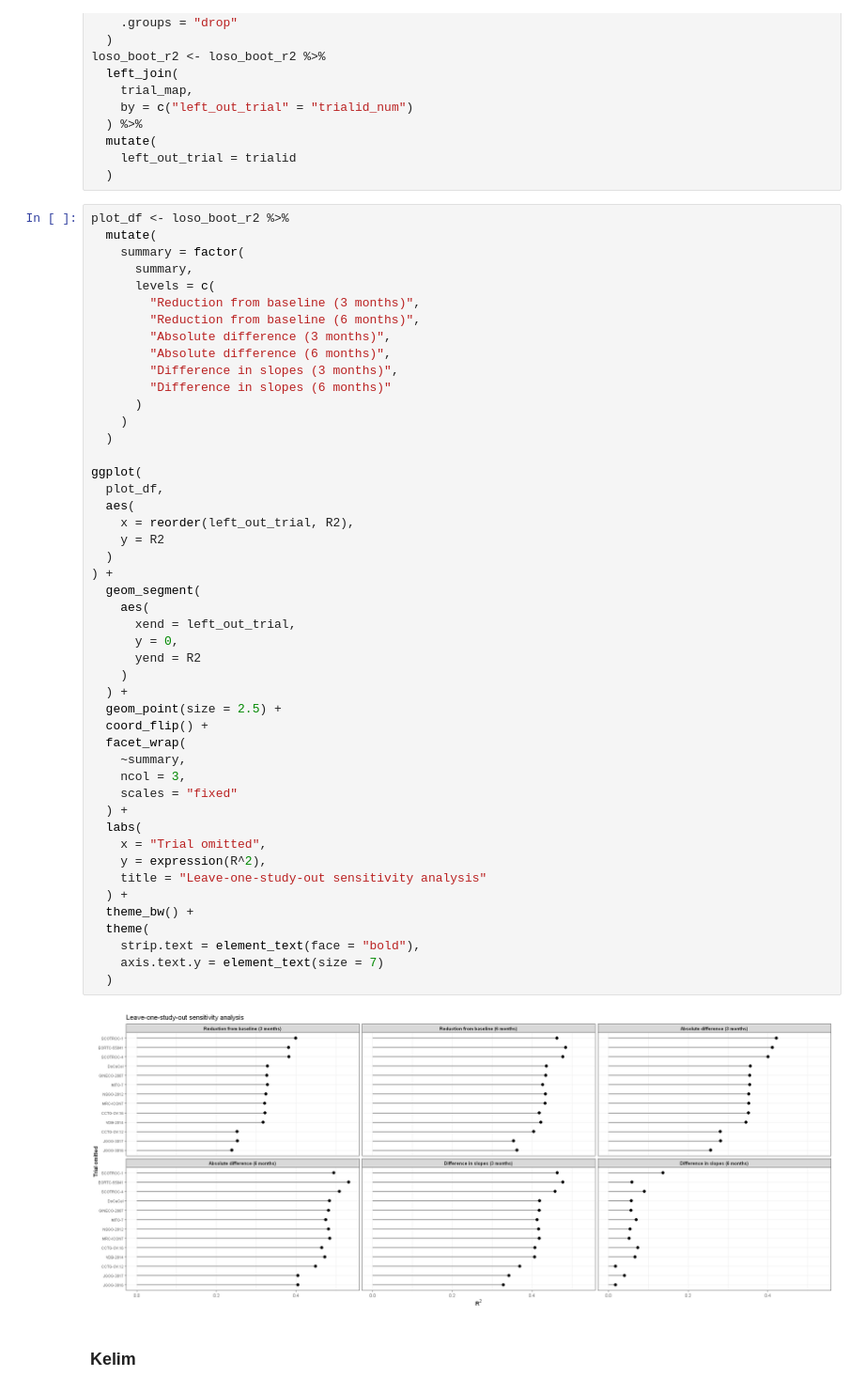
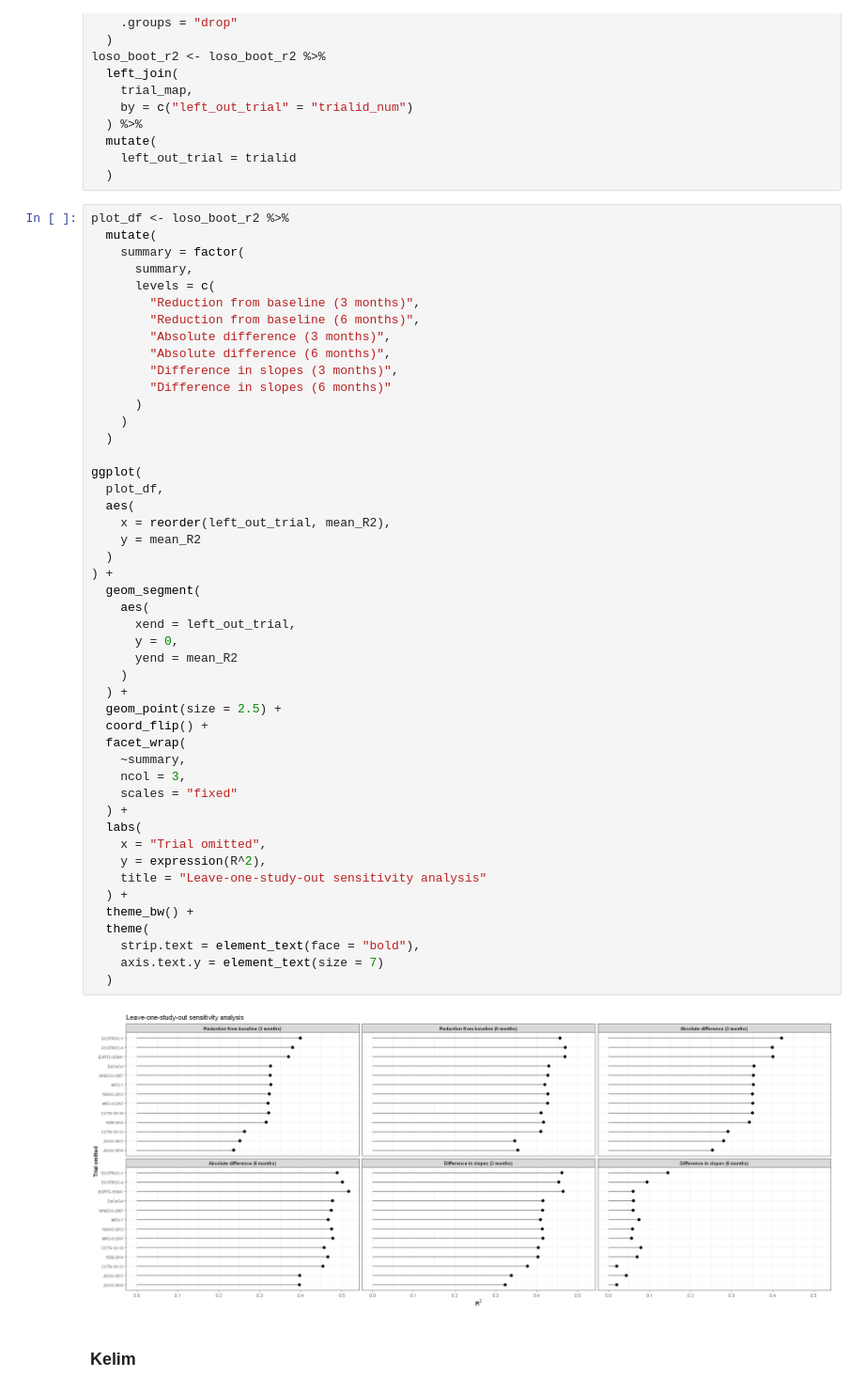
Before and after one commit to Kodro23/Surrogacy_evaluation_CA125, a Jupyter notebook: notebooks/Surrogacy_evaluation_of_CA125.ipynb, the cells around one changed output. Shown at 94% size. Cells and saved outputs as stored; diff of their text form.

```diff
--- a/notebooks/Surrogacy_evaluation_of_CA125.ipynb
+++ b/notebooks/Surrogacy_evaluation_of_CA125.ipynb
@@ -1165,37 +1249,37 @@ plot_df <- loso_boot_r2 %>%
 
 ggplot(
   plot_df,
   aes(
-    x = reorder(left_out_trial, R2),
-    y = R2
+    x = reorder(left_out_trial, mean_R2),
+    y = mean_R2
   )
 ) +
   geom_segment(
     aes(
       xend = left_out_trial,
       y = 0,
-      yend = R2
+      yend = mean_R2
     )
   ) +
   geom_point(size = 2.5) +
   coord_flip() +
   facet_wrap(
     ~summary,
     ncol = 3,
     scales = "fixed"
   ) +
   labs(
     x = "Trial omitted",
     y = expression(R^2),
     title = "Leave-one-study-out sensitivity analysis"
   ) +
   theme_bw() +
   theme(
     strip.text = element_text(face = "bold"),
     axis.text.y = element_text(size = 7)
   )
 # %% [output]
-[figure, old version]
+[figure, new version]
 # %% [markdown]
 ### Kelim
 # %%
```
Also changed, not shown: parts of 16 cells of this notebook, 2 other files.
